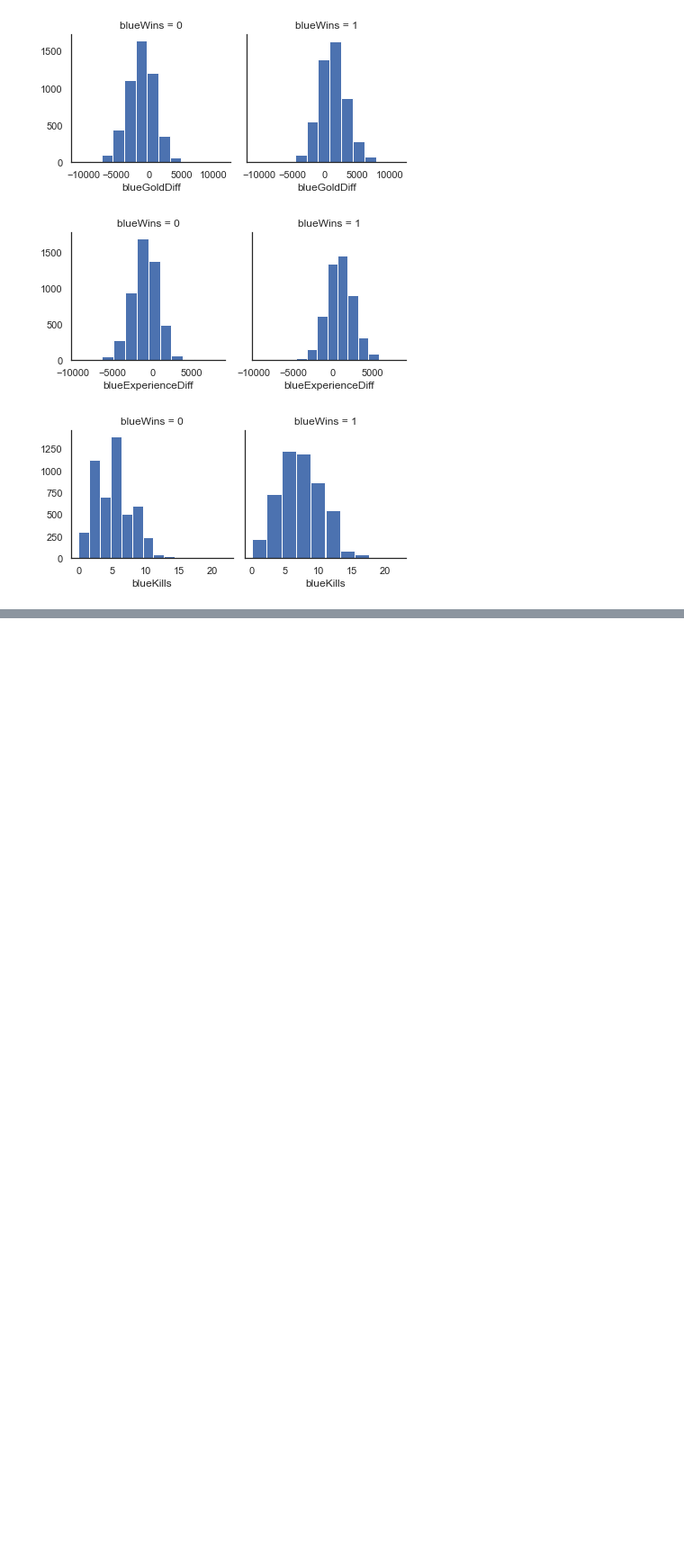
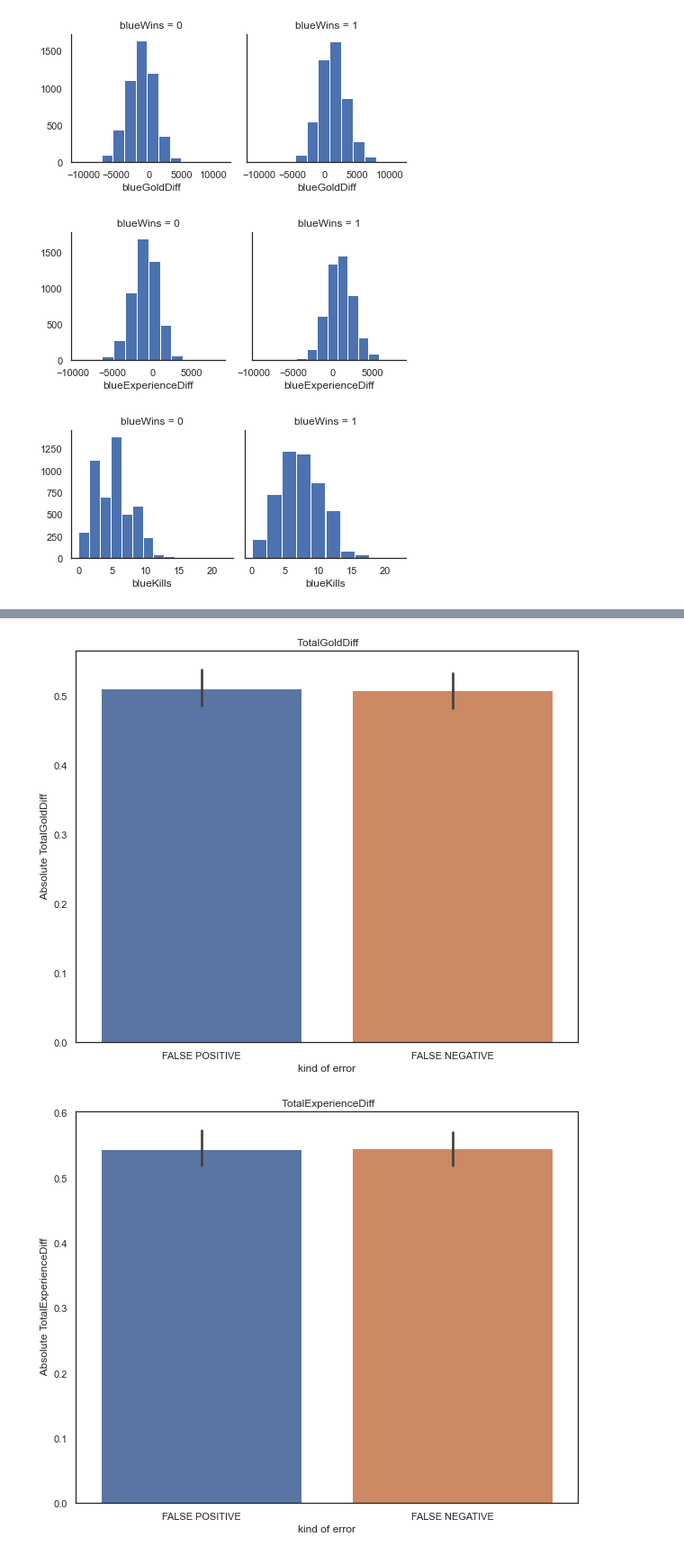
Before and after one commit to gregor-ovsenjak/League_of_Legends_predictor, a Jupyter notebook: Explore.ipynb, the cells around one changed output, grey strips where cells are left out. Shown at 90% size. Cells and saved outputs as stored; diff of their text form; code cells hidden in the pictures; blank space fills up the shorter version.

```diff
--- a/Explore.ipynb
+++ b/Explore.ipynb
@@ -82,0 +99,26 @@ cv_results
+# %%
+'''Ali je kakšna pomembna razlika v false negatives in false positives?'''
+Falses_dataset = pd.DataFrame({'validation':target_train,'predicted':y_pred})
+Falses_dataset = pd.concat([Falses_dataset,train_sc], axis=1)
+Falses_dataset.loc[Falses_dataset['validation'] == Falses_dataset['predicted'], "Equal"] = 'Equal'
+Falses_dataset.loc[Falses_dataset['validation'] != Falses_dataset['predicted'], "Equal"] = 'Wrong'
+Falses_dataset.drop(Falses_dataset[Falses_dataset.Equal != 'Wrong'].index, inplace=True)
+Falses_dataset.loc[(Falses_dataset.validation == 0) & (Falses_dataset.predicted == 1), 'kind'] = 'FALSE POSITIVE'
+Falses_dataset.loc[(Falses_dataset.validation == 1) & (Falses_dataset.predicted == 0), 'kind'] = 'FALSE NEGATIVE'
+mask_fn = (Falses_dataset['kind'] == 'FALSE NEGATIVE')
+mask_fp = (Falses_dataset['kind'] == 'FALSE POSITIVE')
+# %%
+
+selected_columns = ['TotalGoldDiff', 'TotalExperienceDiff', 'KillsDiff']
+for column in selected_columns:
+    col_str = column.replace('red', '')
+    Falses_dataset[column] = Falses_dataset[column].map(abs)
+    plt.figure(figsize=(10,8))
+    ax = sns.barplot(x = 'kind', y =column, data=Falses_dataset)
+    ax.set_ylabel(f' Absolute {col_str}')
+    _ = ax.set_title(f' {col_str}')
+    ax.set_xlabel('kind of error')
+    plt.subplot(ax)
+# %% [output]
+[figure, added]
+[figure, added]
```
Also changed, not shown: parts of 6 cells of this notebook.
